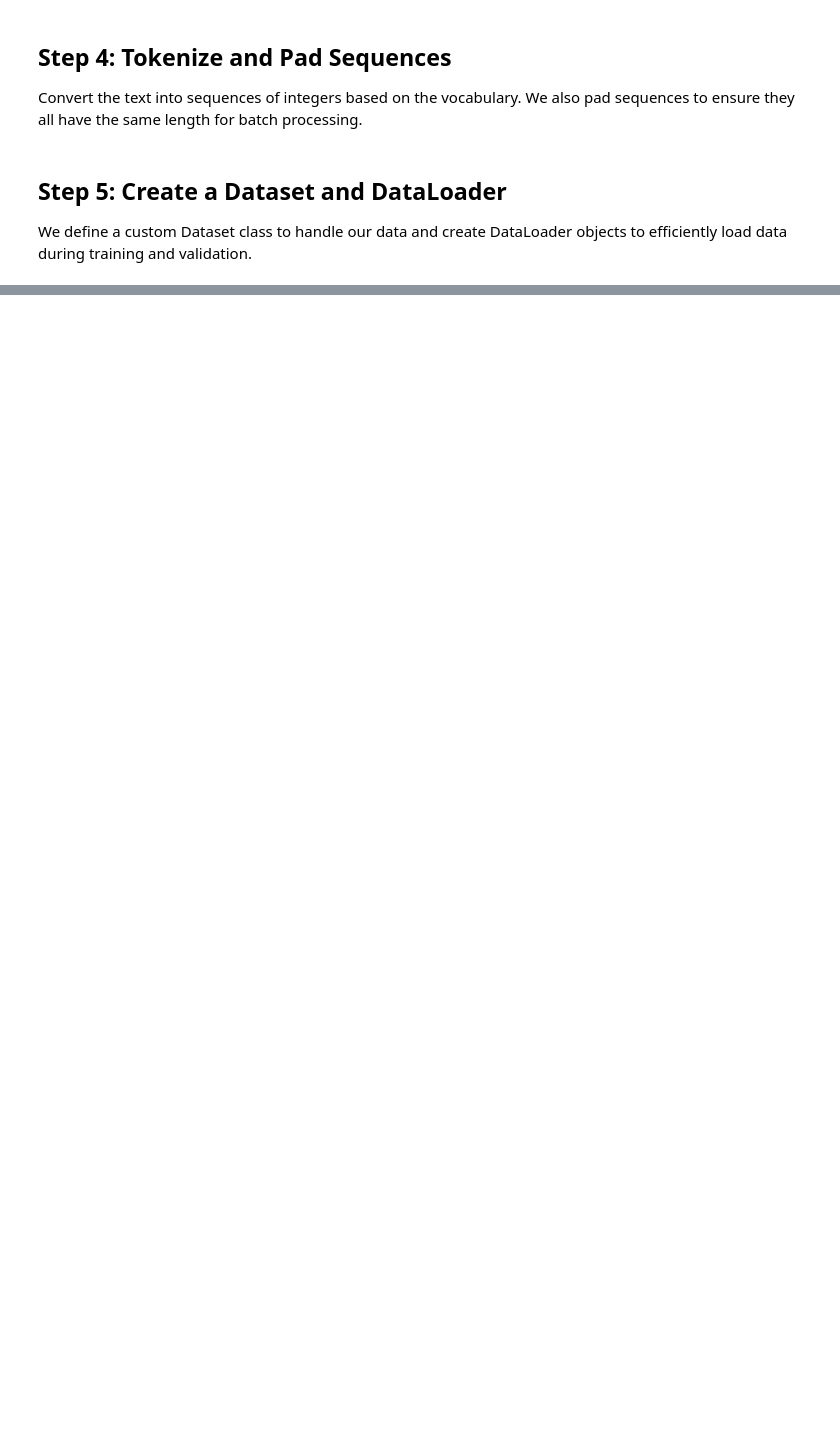
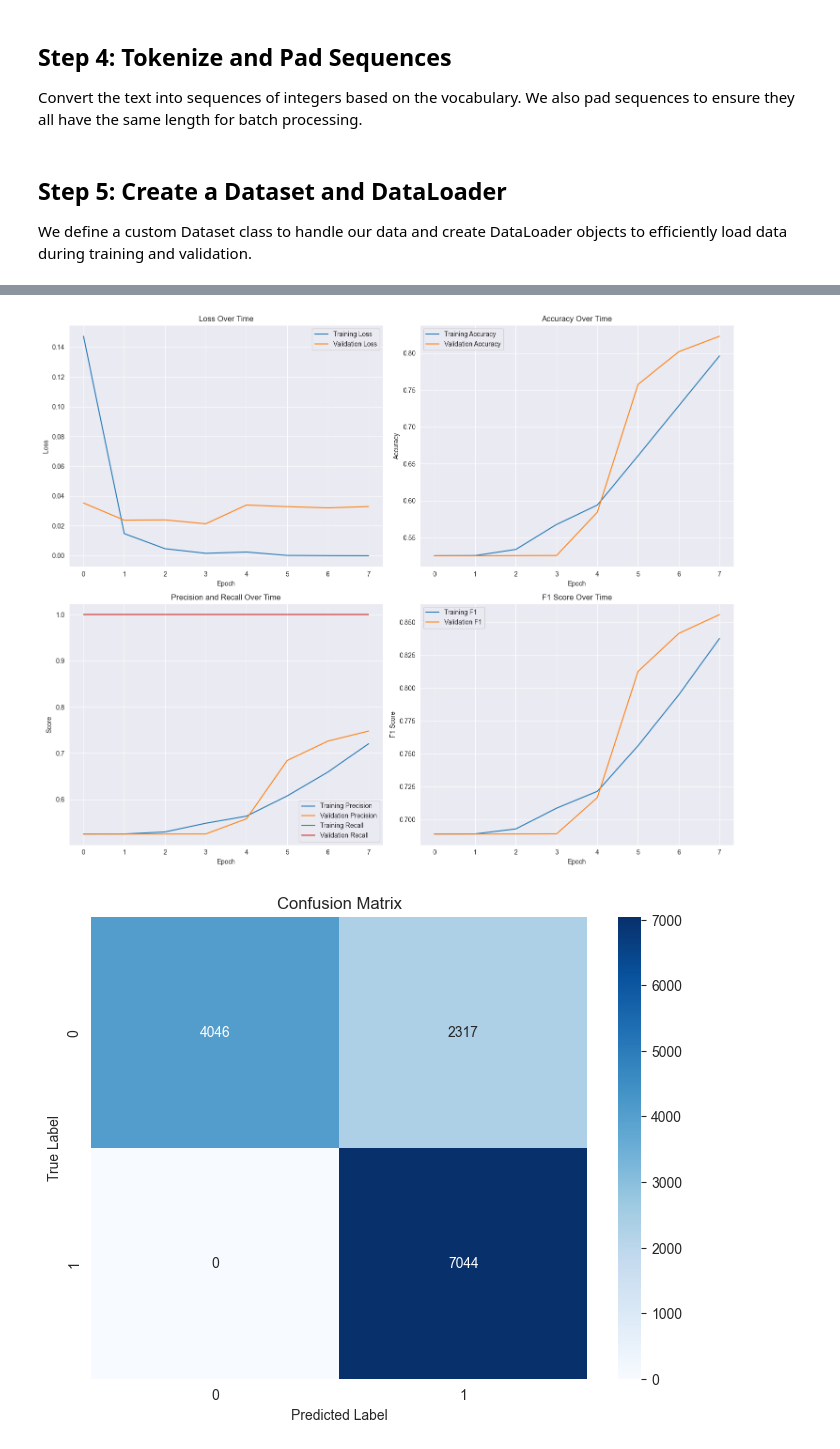
Before and after one commit to ShalomOfstein/Fake-News-Classifier, a Jupyter notebook: section5 - advanced model.ipynb, the cells around one changed output, grey strips where cells are left out. Saved outputs shown, nothing was run; the diff lists cells and outputs as text; code cells hidden in the pictures; blank space fills up the shorter version.

Commit message:
1) More Advanced Model 2) Tokenize instead of split 3) Adding markdown explanations

```diff
--- a/section5 - advanced model.ipynb
+++ b/section5 - advanced model.ipynb
@@ -153,4 +141,0 @@ model = LSTMClassifier(embedding_matrix, hidden_dim, output_dim).to(device)
-# %%
-# Define loss and optimizer
-criterion = nn.BCELoss()
-optimizer = torch.optim.Adam(model.parameters(), lr=0.001)
@@ -157,2 +192,6 @@ optimizer = torch.optim.Adam(model.parameters(), lr=0.001)
+# %%
+hidden_dim = 128
+output_dim = 1
+model = AdvancedLSTMClassifier(embedding_matrix, hidden_dim, output_dim, attention=True).to(device)
 # %% [markdown]
 ## Step 7: Train the Model
@@ -218,0 +399,24 @@ Validation Accuracy: 0.9843
+# %%
+def plot_confusion_matrix(model, test_loader):
+    model.eval()
+    all_predictions = []
+    all_labels = []
+
+    with torch.no_grad():
+        for texts, labels in test_loader:
+            texts = texts.to(device)
+            outputs = model(texts).squeeze(-1)
+            predicted = torch.round(torch.sigmoid(outputs))
+            all_predictions.extend(predicted.cpu().numpy())
+            all_labels.extend(labels.cpu().numpy())
+
+    cm = confusion_matrix(all_labels, all_predictions)
+    plt.figure(figsize=(8, 6))
+    sns.heatmap(cm, annot=True, fmt='d', cmap='Blues')
+    plt.title('Confusion Matrix')
+    plt.ylabel('True Label')
+    plt.xlabel('Predicted Label')
+    plt.show()
+
+    print("\nClassification Report:")
+    print(classification_report(all_labels, all_predictions))
@@ -218,0 +427,2 @@ Validation Accuracy: 0.9843
+# %%
+metrics_history = train_model(model, train_loader, val_loader, epochs=15, learning_rate=5e-4)
@@ -218,0 +450,6 @@ Validation Accuracy: 0.9843
+# %%
+plot_training_history(metrics_history)
+plot_confusion_matrix(model, test_loader)
+# %% [output]
+[figure, added]
+[figure, added]
```
Also changed, not shown: parts of 34 cells of this notebook, 1 other file.
